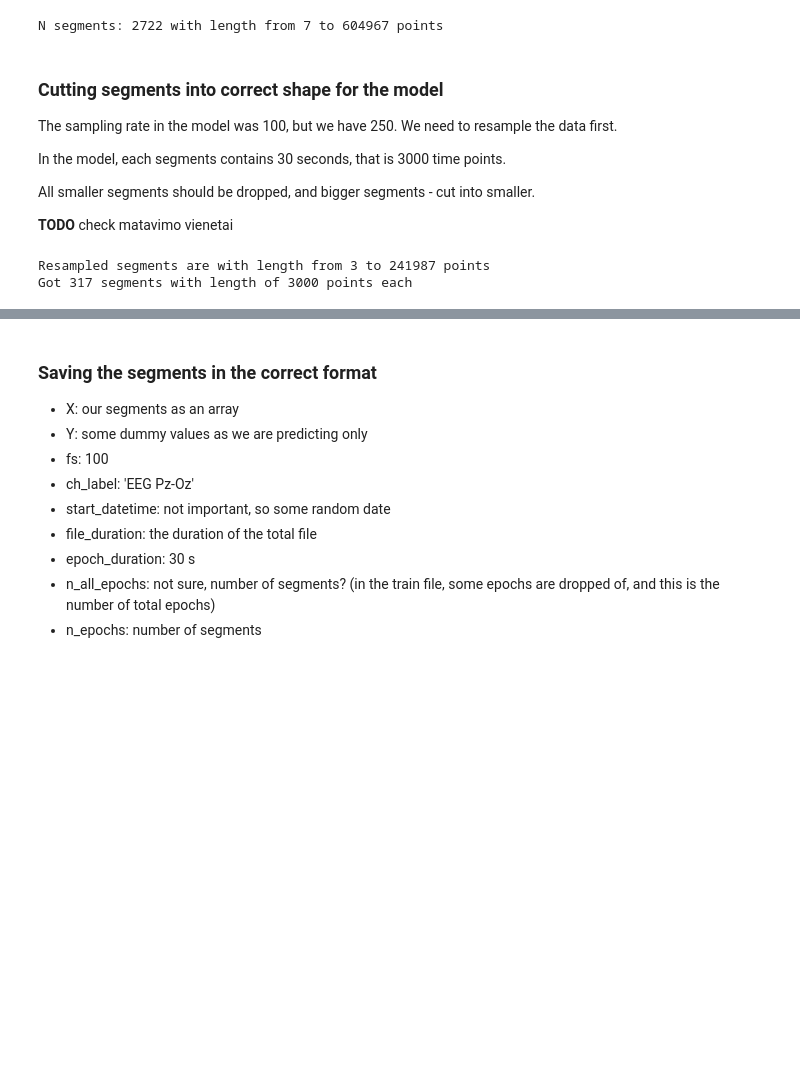
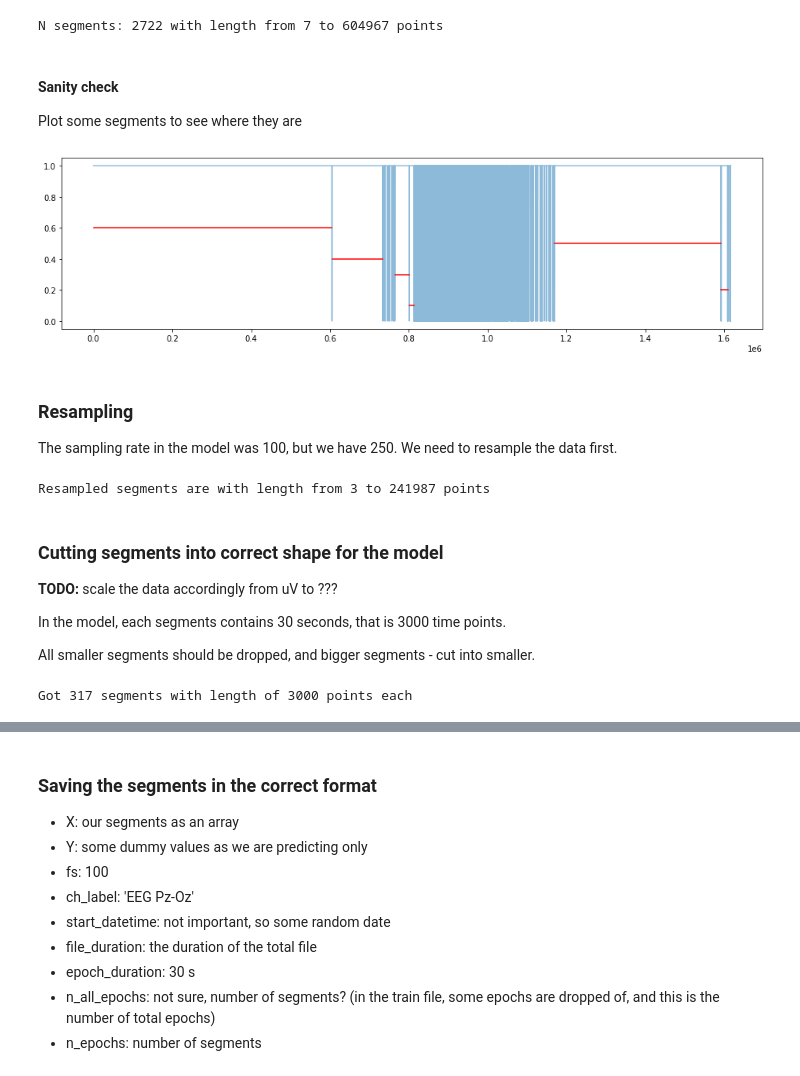
Before and after one commit to hollanderski/DREAMS-EEG, a Jupyter notebook: Unicorn_data_processing_for_rem_stage_detection.ipynb, the cells around one changed output, grey strips where cells are left out. Cells and saved outputs as stored; diff of their text form; code cells hidden in the pictures; blank space fills up the shorter version.

```diff
--- a/Unicorn_data_processing_for_rem_stage_detection.ipynb
+++ b/Unicorn_data_processing_for_rem_stage_detection.ipynb
@@ -89,21 +64,36 @@ lens = [len(x) for x in good_data]
 print(f'N segments: {len(good_data)} with length from {min(lens)} to {max(lens)} points')
 # %% [output]
 N segments: 2722 with length from 7 to 604967 points
+# %% [markdown]
+#### Sanity check
+Plot some segments to see where they are
+# %%
+biggest_segments = np.argsort([len(x) for x in good_data])[-6:]
+plt.figure(figsize=(16, 4))
+plt.plot(df['validation'], alpha=.5)   # blue lines show the validation column values
+for i in range(6):
+    plt.plot((idx[biggest_segments[i]*2], idx[biggest_segments[i]*2+1]), (.1+(i/10), .1+(i/10)), color='red')
+# %% [output]
+[figure, added]
+# %% [markdown]
+### Resampling
+
+The sampling rate in the model was 100, but we have 250. We need to resample the data first.
+# %%
+segments = [signal.resample(x, round(len(x)/250*100)) for x in good_data]
+lens = [len(x) for x in segments]
+print(f'Resampled segments are with length from {min(lens)} to {max(lens)} points')
+# %% [output]
+Resampled segments are with length from 3 to 241987 points
 # %% [markdown]
 ### Cutting segments into correct shape for the model
 
-The sampling rate in the model was 100, but we have 250. We need to resample the data first.
+**TODO:** scale the data accordingly from uV to ???
 
 In the model, each segments contains 30 seconds, that is 3000 time points.
 
 All smaller segments should be dropped, and bigger segments - cut into smaller.
-
-**TODO** check matavimo vienetai
 # %%
-segments = [signal.resample(x, round(len(x)/250*100)) for x in good_data]
-lens = [len(x) for x in segments]
-print(f'Resampled segments are with length from {min(lens)} to {max(lens)} points')
-
 X = []
 for segment in segments:  # get overlapping segments with 3000 points each (overlap in half)
     for i in range(len(segment) // 1500):
@@ -111,5 +101,4 @@ for segment in segments:  # get overlapping segments with 3000 points each (over
 X = [x for x in X if len(x)==3000]
 print(f'Got {len(X)} segments with length of 3000 points each')
 # %% [output]
-Resampled segments are with length from 3 to 241987 points
 Got 317 segments with length of 3000 points each
```
Also changed, not shown: parts of 14 cells of this notebook.
